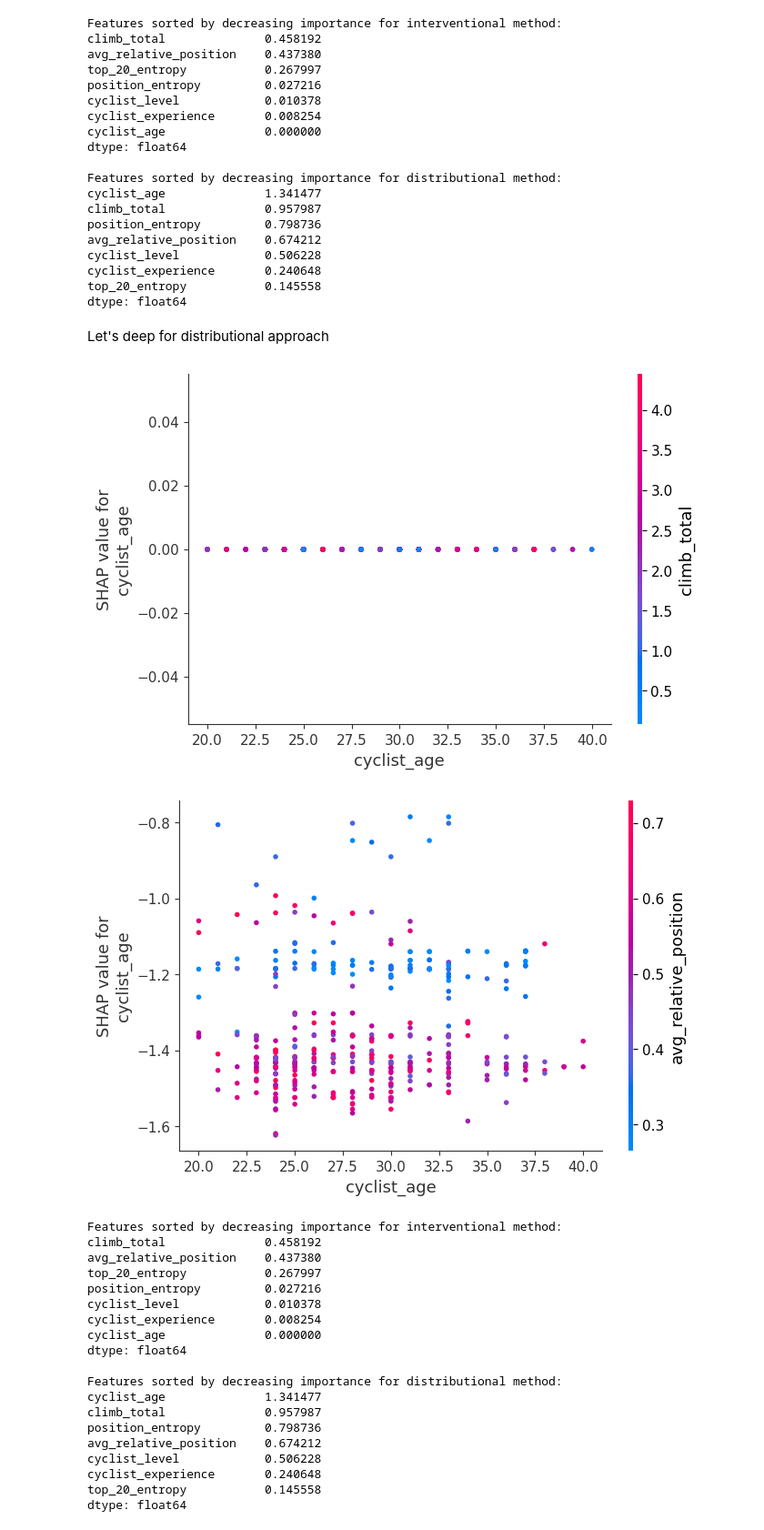
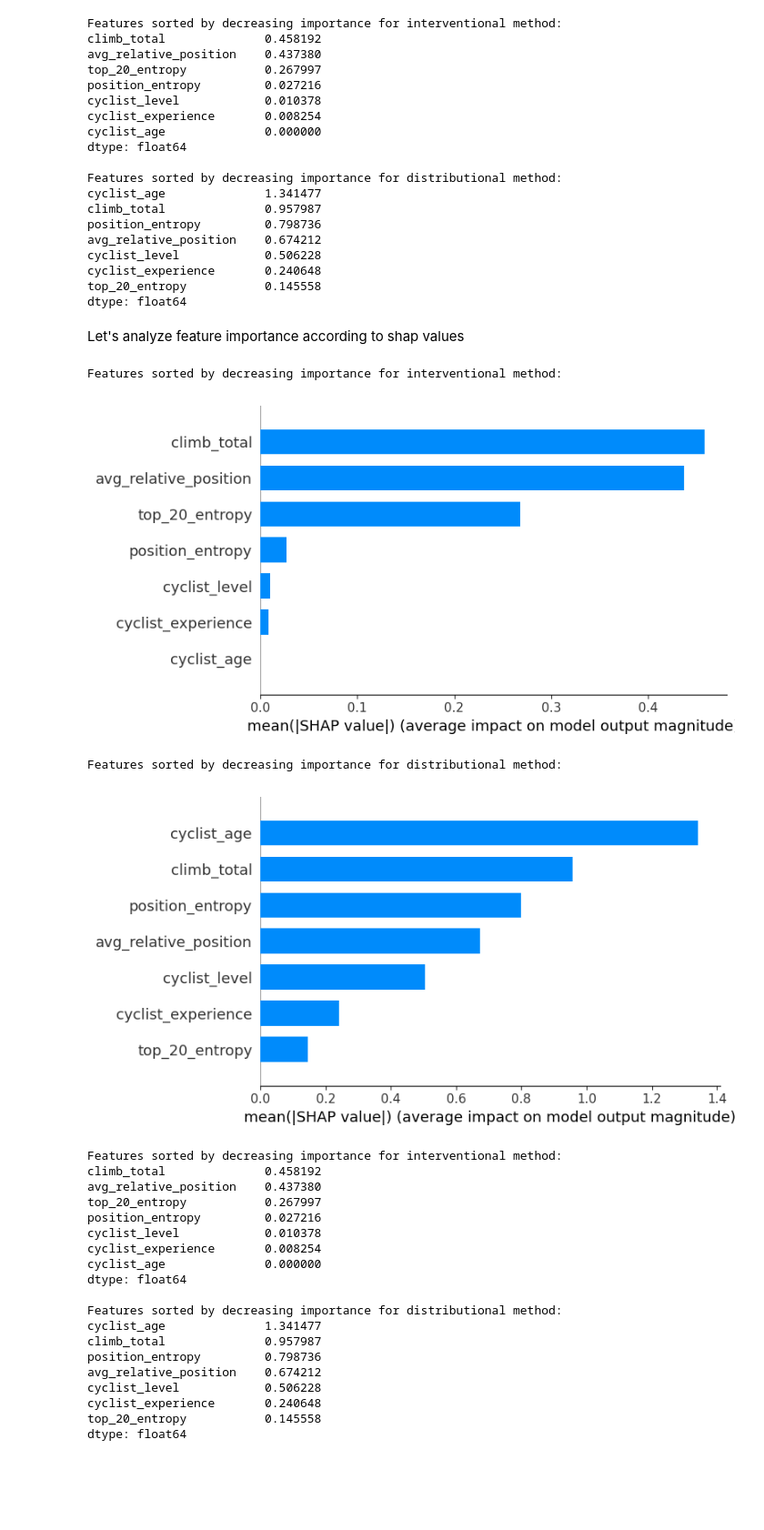
Before and after one commit to effepielle/dm_project24_group_0, a Jupyter notebook: TASK_5/xai.ipynb, the cells around one changed output. Shown at 91% size. Drawn from its saved outputs; the diff is of its cells as text; code cells hidden in the pictures; blank space fills up the shorter version.

```diff
--- a/TASK_5/xai.ipynb
+++ b/TASK_5/xai.ipynb
@@ -172,14 +172,18 @@ cyclist_level            0.506228
 cyclist_experience       0.240648
 top_20_entropy           0.145558
 dtype: float64
-# %% [markdown]
-Let's deep for distributional approach
-# %%
-shap.dependence_plot("cyclist_age", explanations["shap_interventional"], test_data)
-shap.dependence_plot("cyclist_age", explanations["shap_distributional"], test_data)
-# %% [output]
-[figure, removed]
-[figure, removed]
+# %% [markdown]
+Let's analyze feature importance according to shap values
+# %%
+print("\nFeatures sorted by decreasing importance for interventional method:")
+shap.summary_plot(interventional_explanations, test_data, plot_type="bar")
+print("\nFeatures sorted by decreasing importance for distributional method:")
+shap.summary_plot(distributional_explanations, test_data, plot_type="bar")
+# %% [output]
+Features sorted by decreasing importance for interventional method:
+[figure, added]
+Features sorted by decreasing importance for distributional method:
+[figure, added]
 # %%
 print("Features sorted by decreasing importance for interventional method:")
 interventional_explanations_df = pd.DataFrame(interventional_explanations.values, columns=train_data.columns.tolist())
```
Also changed, not shown: parts of 31 cells of this notebook, 3 other files.
